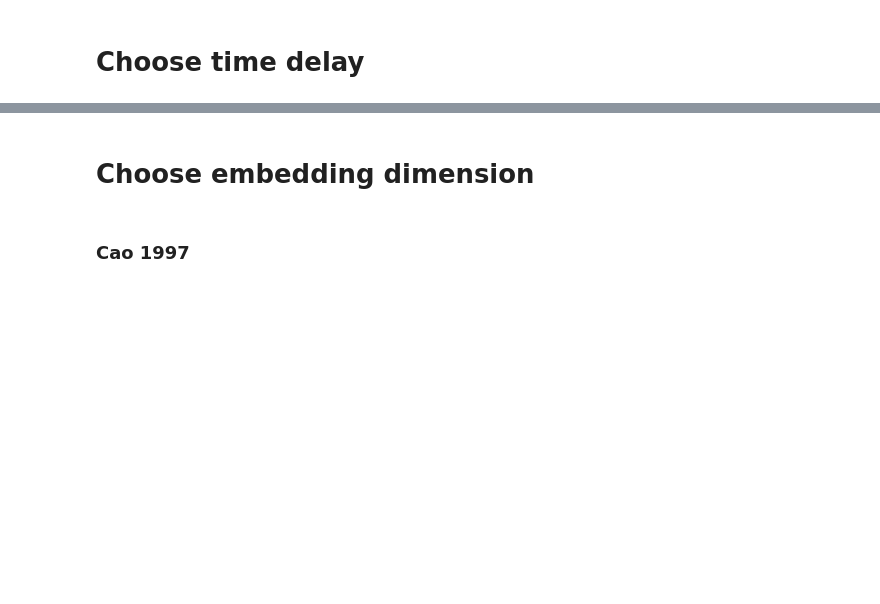
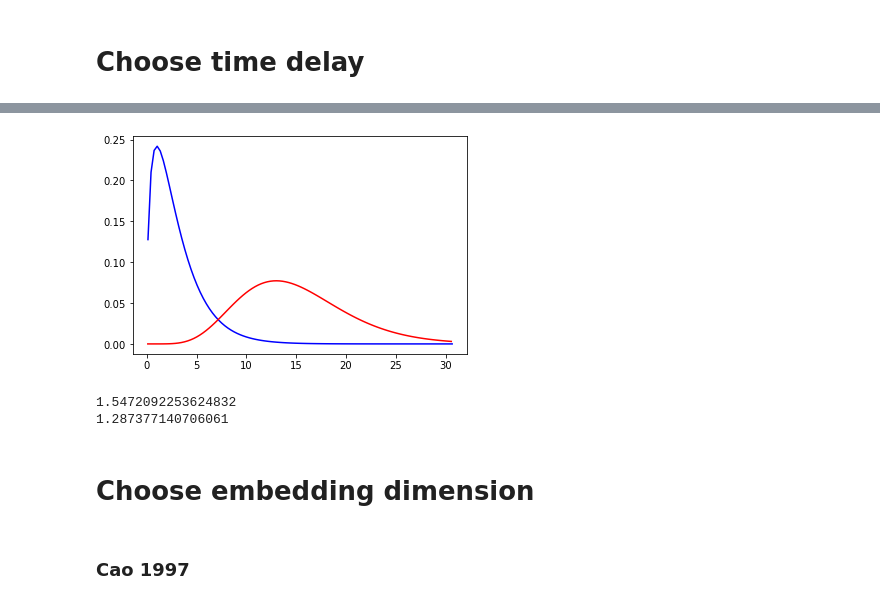
Before and after one commit to esandford/starspot_chaos, a Jupyter notebook: syntheticSignals.ipynb, the cells around one changed output, grey strips where cells are left out. Cells and saved outputs as stored; diff of their text form; code cells hidden in the pictures; blank space fills up the shorter version.

```diff
--- a/syntheticSignals.ipynb
+++ b/syntheticSignals.ipynb
@@ -423,3 +512,19 @@ plotTimeSeries(lorenz_t,lorenz_r[:,2],min_freq=(1./baseline),max_freq=(1./(2.*dt
+# %%
+#playing around with chi-squared test for significance of substructure in the joint probability distribution (see pages
+# 5-6 of Fraser & Swinney 1986)
+fig, ax = plt.subplots(1, 1)
+x3 = np.linspace(chi2.ppf(0.01, df=3),chi2.ppf(0.999999, df=3), 100)
+x15 = np.linspace(chi2.ppf(0.00000000000001, df=15),chi2.ppf(0.99, df=15), 100)
+ax.plot(x3, chi2.pdf(x3, df=3),'b-')
+ax.plot(x15, chi2.pdf(x15, df=15),'r-')
+plt.show()
+
+print(chi2.ppf(0.8,df=3)/3) #reduced chi squared (FS86 eq 21)
+print(chi2.ppf(0.8,df=15)/15) #reduced chi squared (FS86 eq 22)
+# %% [output]
+[figure, added]
+1.5472092253624832
+1.287377140706061
 # %% [markdown]
 # Choose embedding dimension
 # %% [markdown]
```
Also changed, not shown: parts of 10 cells of this notebook.
